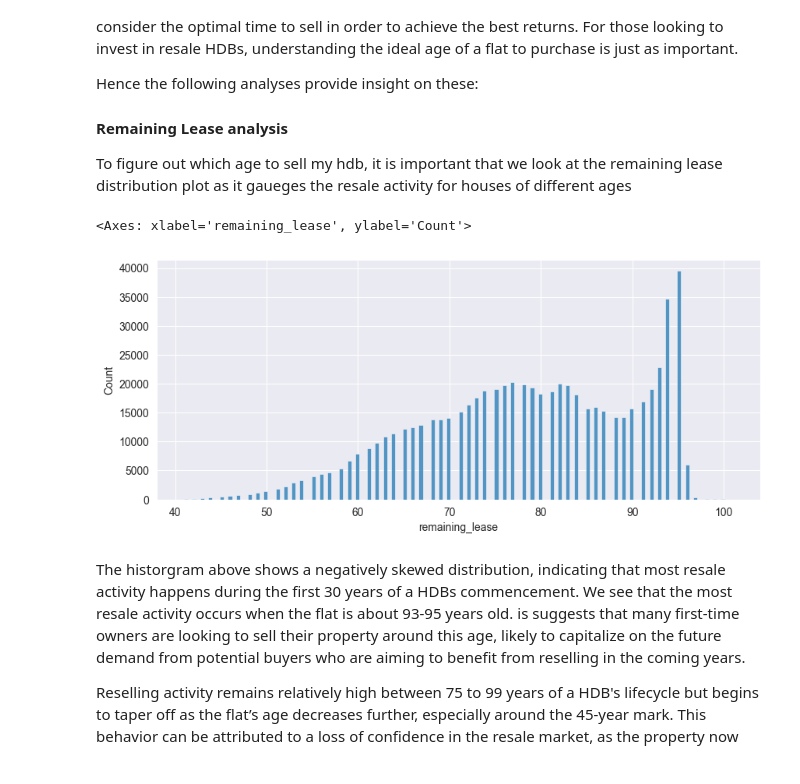
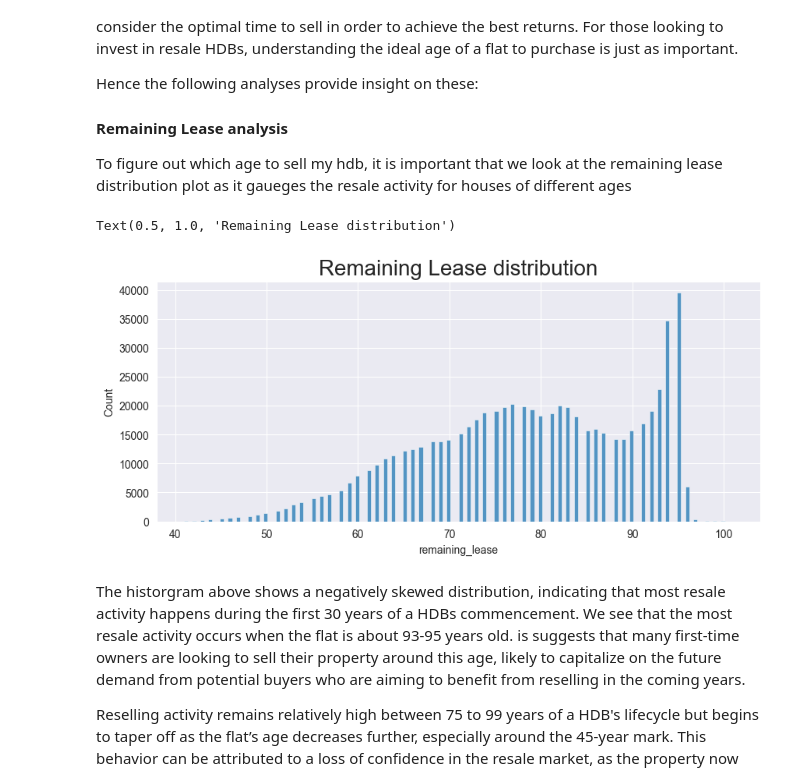
Before and after one commit to Tedyang2003/dsai-hdb-analysis, a Jupyter notebook: submission.ipynb, the cells around one changed output. Cells and saved outputs as stored; diff of their text form; code cells hidden in the pictures.

```diff
--- a/submission.ipynb
+++ b/submission.ipynb
@@ -763,9 +764,10 @@ To figure out which age to sell my hdb, it is important that we look at the rema
 # %%
 fig, (ax1) = plt.subplots(1, 1, figsize=(10, 4))
 sns.histplot(data=merged_df, x='remaining_lease', ax=ax1)
+plt.title('Remaining Lease distribution', fontsize=20)
 # %% [output]
-<Axes: xlabel='remaining_lease', ylabel='Count'>
+Text(0.5, 1.0, 'Remaining Lease distribution')
-[figure, old version]
+[figure, new version]
 # %% [markdown]
 The historgram above shows a negatively skewed distribution, indicating that most resale activity happens during the first 30 years of a HDBs commencement. We see that the most resale activity occurs when the flat is about 93-95 years old. is suggests that many first-time owners are looking to sell their property around this age, likely to capitalize on the future demand from potential buyers who are aiming to benefit from reselling in the coming years.
 
```
Also changed, not shown: parts of 4 cells of this notebook.
